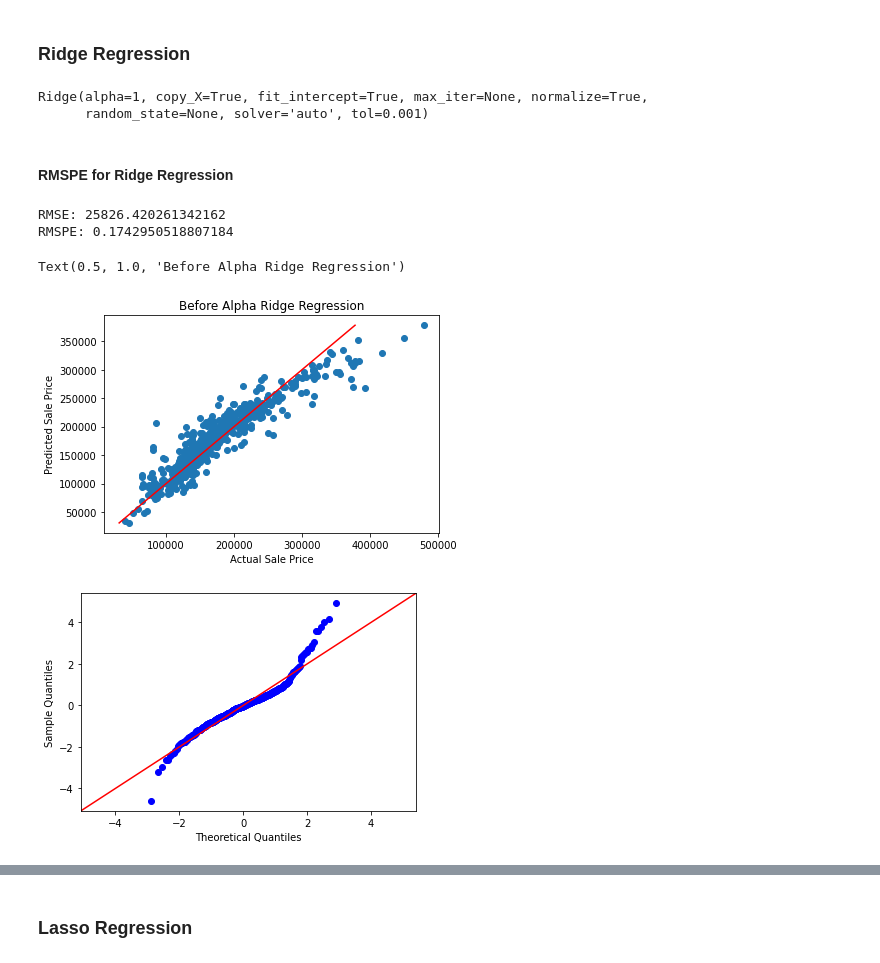
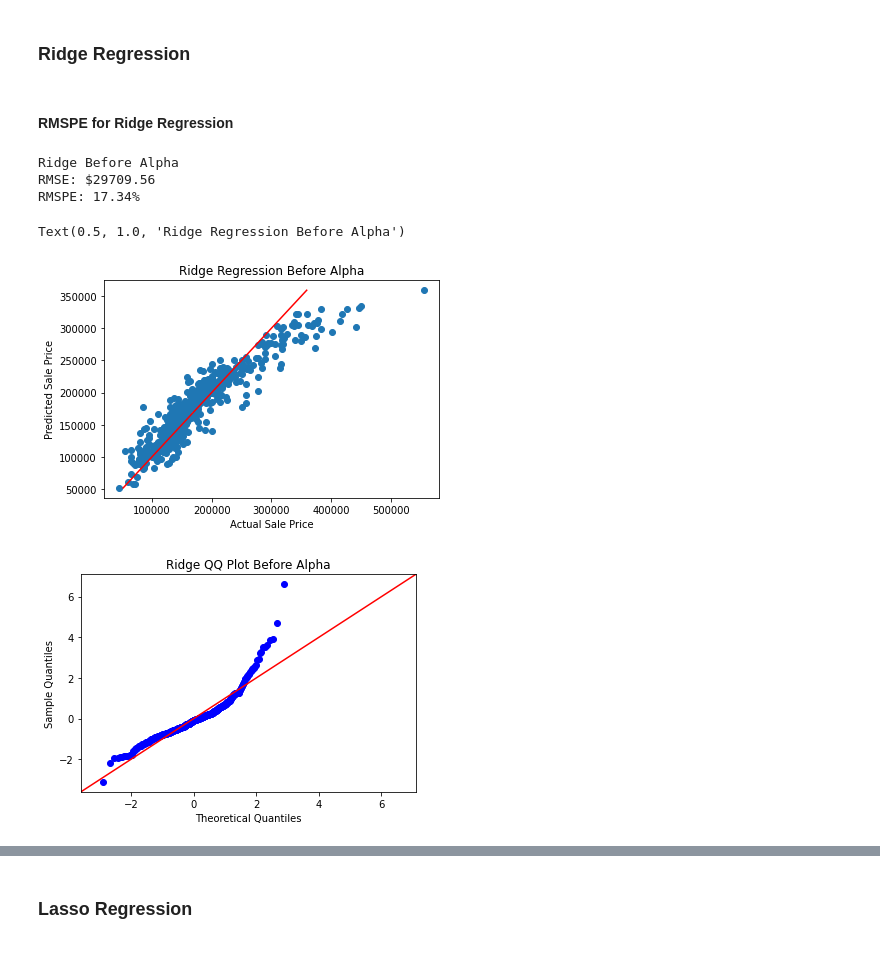
Before and after one commit to cfcastillo/DS-6-Notebooks, a Jupyter notebook: Project_2_Notebook_cfc.ipynb, the cells around one changed output, grey strips where cells are left out. Drawn from its saved outputs; the diff is of its cells as text; code cells hidden in the pictures.

```diff
--- a/Project_2_Notebook_cfc.ipynb
+++ b/Project_2_Notebook_cfc.ipynb
@@ -532,10 +646,16 @@ aka Model Validation of Continuous Response
 # %% [markdown]
 ## Prepare Test Data
+# %%
+# Experiment with dropping individual columns to see effect on result.
+data_run = data_enc.copy()
+# data_run.drop(['Lot Shape Lb'], inplace=True, axis=1)
 # %%
 # Break up data into training and testing sets
-X = data_enc.drop(['SalePrice'], axis = 1).copy()
-y = data_enc['SalePrice']
+X = data_run.drop(['SalePrice'], axis = 1).copy()
+y = data_run['SalePrice']
 
-X_train, X_test, y_train, y_test = train_test_split(X, y, test_size = 0.2, random_state=5)
+# random_state=5 --> to make tests reproducible
+# test_size=0.2 --> 20% of data. Default for test_size and train_size is 0.25
+X_train, X_test, y_train, y_test = train_test_split(X, y, test_size = 0.20, train_size = 0.25, random_state=5)
 # %% [markdown]
 ## Linear Regression
@@ -602,37 +722,36 @@ Helps with overfitting (high variance, low bias) with large datasets. Shrinks re
 ### Ridge Regression
 # %%
 # Train the model
+# Note: normalize=True is doing feature scaling.
 my_fit_rr = Ridge(alpha = 1, normalize = True) # Arbitrarily choosing alpha = 1
-my_fit_rr.fit(X_train, y_train)
+my_fit_rr = my_fit_rr.fit(X_train, y_train)
+
+label_rr = 'Ridge'
-# %% [output]
-Ridge(alpha=1, copy_X=True, fit_intercept=True, max_iter=None, normalize=True,
-      random_state=None, solver='auto', tol=0.001)
 # %% [markdown]
 #### RMSPE for Ridge Regression
 # %%
 # Calculate RMSE for prediction based on actual values using model with alpha score 1
-y_pred = my_fit_rr.predict(X_test)
-rmse = get_rmse(y_test, y_pred)
-print(f"RMSE: {rmse}")
-rmspe = get_rmspe(y_test, y_pred)
-print(f"RMSPE: {rmspe}")
+y_pred_rr_b = my_fit_rr.predict(X_test)
+print_model_results(y_test, y_pred_rr_b, label_rr)
 # %% [output]
-RMSE: 25826.420261342162
-RMSPE: 0.1742950518807184
+Ridge Before Alpha
+RMSE: $29709.56
+RMSPE: 17.34%
 # %%
 # Visualize results
-plt.scatter(y_test, y_pred)
-plt.plot([min(y_pred), max(y_pred)],[min(y_pred), max(y_pred)], c='red')
+plt.scatter(y_test, y_pred_rr_b)
+plt.plot([min(y_pred_rr_b), max(y_pred_rr_b)],[min(y_pred_rr_b), max(y_pred_rr_b)], c='red')
 plt.xlabel('Actual Sale Price')
 plt.ylabel('Predicted Sale Price')
-plt.title('Before Alpha Ridge Regression')
+plt.title(f'{label_rr} Regression Before Alpha')
 # %% [output]
-Text(0.5, 1.0, 'Before Alpha Ridge Regression')
+Text(0.5, 1.0, 'Ridge Regression Before Alpha')
-[figure, old version]
+[figure, new version]
 # %%
 # QQ Plot - Residuals of Linear Model Above
-res = y_test - y_pred
-sm.qqplot(res, fit=True, line="45")
+res_rr = y_test - y_pred_rr_b
+sm.qqplot(res_rr, fit=True, line="45")
+plt.title(f'{label_rr} QQ Plot Before Alpha')
 plt.show()
 # %% [output]
-[figure, old version]
+[figure, new version]
```
Also changed, not shown: parts of 75 cells of this notebook.
